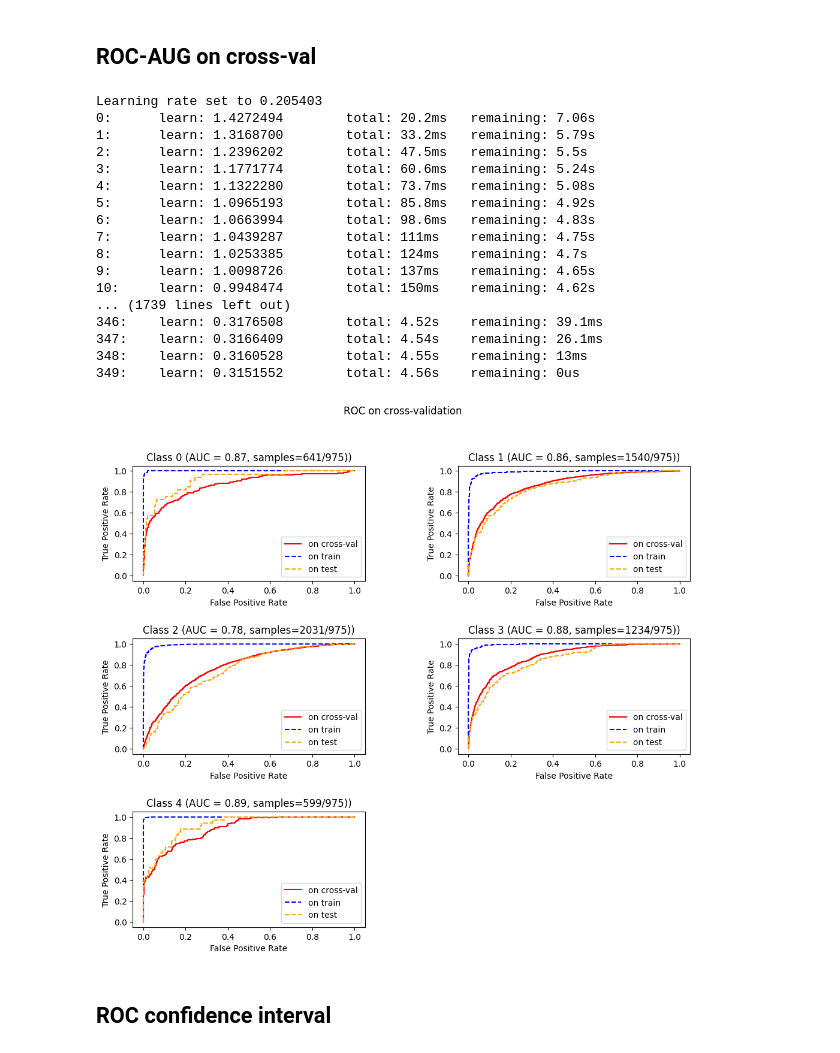
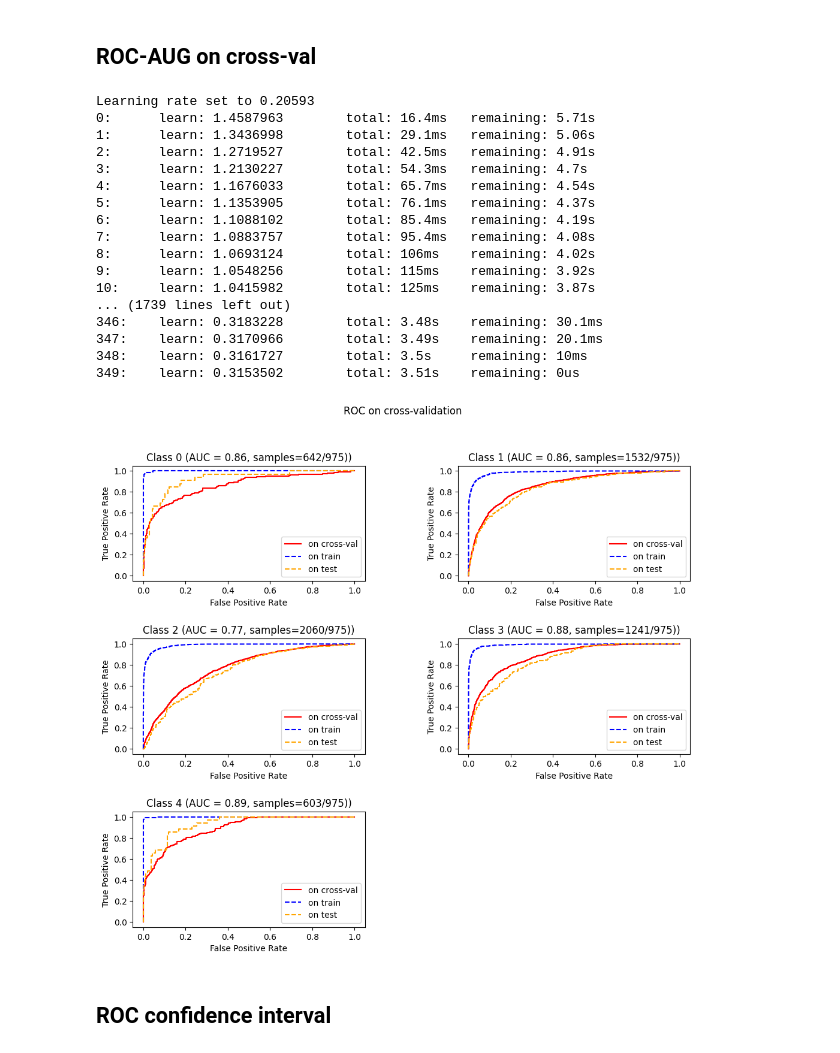
Before and after one commit to KadilenkoIvan/theory_of_stat_solutions, a Jupyter notebook: lab5/lab2.ipynb, the cells around one changed output. Cells and saved outputs as stored; diff of their text form; code cells hidden in the pictures.

```diff
--- a/lab5/lab2.ipynb
+++ b/lab5/lab2.ipynb
@@ -37,7 +42,7 @@ y = wine_df['quality']
 # y = wine_df['class']
 
 X_train, X_test, y_train, y_test = train_test_split(X, y, test_size=0.2, random_state=42, stratify=y)
-model = CatBoostClassifier(loss_function='MultiClass', iterations=350, random_seed=42, task_type="GPU")
+model = CatBoostClassifier(loss_function='MultiClass', iterations=350, random_seed=42, task_type="CPU")
 model.fit(X_train, y_train, eval_set=(X_test, y_test), use_best_model=True)
 # model = SVC(kernel='linear', probability=True, random_state=42)
 # model.fit(X_train, y_train)
@@ -182,52 +168,52 @@ y = wine_df['quality']
 y_bin_cross_val = label_binarize(y, classes=[4, 5, 6, 7, 8])
 # y_bin = label_binarize(y_test, classes=[3, 4, 5, 6, 7, 8, 9])
 
-model_cross_val = CatBoostClassifier(loss_function='MultiClass', iterations=350, random_seed=42, task_type="GPU")
+model_cross_val = CatBoostClassifier(loss_function='MultiClass', iterations=350, random_seed=42, task_type="CPU")
 
 cv = StratifiedKFold(n_splits=5, shuffle=True, random_state=42)
 
 y_predict_probs_cross_val = cross_val_predict(model_cross_val, X, y, cv=cv, method='predict_proba')
 
 fpr_cross_val = dict()
 tpr_cross_val = dict()
 roc_auc_cross_val = dict()
 
 for i in range(y_bin.shape[1]):
     fpr_cross_val[i], tpr_cross_val[i], _ = roc_curve(y_bin_cross_val[:, i], y_predict_probs_cross_val[:, i])
     roc_auc_cross_val[i] = roc_auc_score(y_bin_cross_val[:, i], y_predict_probs_cross_val[:, i])
 
 plt.figure(figsize=(12, 10))
 plt.suptitle('ROC on cross-validation')
 plt.subplots_adjust(hspace=0.5, wspace=0.4)
 
 for i in range(y_bin_cross_val.shape[1]):
     plt.subplot(y_bin_cross_val.shape[1] // 2 + 1, y_bin_cross_val.shape[1] % 2 + 1, i + 1)
     plt.plot(fpr_cross_val[i], tpr_cross_val[i], linestyle='-', color='red', label='on cross-val')
     plt.plot(fpr_train[i], tpr_train[i], linestyle='--', color='blue', label='on train')
     plt.plot(fpr[i], tpr[i], linestyle='--', color='orange', label='on test')
     plt.xlabel('False Positive Rate')
     plt.ylabel('True Positive Rate')
     plt.title(f'Class {i} (AUC = {roc_auc_cross_val[i]:.2f}, samples={len(tpr_cross_val[i])}/{len(X_test)}))')
     plt.legend()
 # %% [output]
-Learning rate set to 0.205403
-0:      learn: 1.4272494        total: 20.2ms   remaining: 7.06s
-1:      learn: 1.3168700        total: 33.2ms   remaining: 5.79s
-2:      learn: 1.2396202        total: 47.5ms   remaining: 5.5s
-3:      learn: 1.1771774        total: 60.6ms   remaining: 5.24s
-4:      learn: 1.1322280        total: 73.7ms   remaining: 5.08s
-5:      learn: 1.0965193        total: 85.8ms   remaining: 4.92s
-6:      learn: 1.0663994        total: 98.6ms   remaining: 4.83s
-7:      learn: 1.0439287        total: 111ms    remaining: 4.75s
-8:      learn: 1.0253385        total: 124ms    remaining: 4.7s
-9:      learn: 1.0098726        total: 137ms    remaining: 4.65s
-10:     learn: 0.9948474        total: 150ms    remaining: 4.62s
+Learning rate set to 0.20593
+0:      learn: 1.4587963        total: 16.4ms   remaining: 5.71s
+1:      learn: 1.3436998        total: 29.1ms   remaining: 5.06s
+2:      learn: 1.2719527        total: 42.5ms   remaining: 4.91s
+3:      learn: 1.2130227        total: 54.3ms   remaining: 4.7s
+4:      learn: 1.1676033        total: 65.7ms   remaining: 4.54s
+5:      learn: 1.1353905        total: 76.1ms   remaining: 4.37s
+6:      learn: 1.1088102        total: 85.4ms   remaining: 4.19s
+7:      learn: 1.0883757        total: 95.4ms   remaining: 4.08s
+8:      learn: 1.0693124        total: 106ms    remaining: 4.02s
+9:      learn: 1.0548256        total: 115ms    remaining: 3.92s
+10:     learn: 1.0415982        total: 125ms    remaining: 3.87s
 ... (1739 lines left out)
-346:    learn: 0.3176508        total: 4.52s    remaining: 39.1ms
-347:    learn: 0.3166409        total: 4.54s    remaining: 26.1ms
-348:    learn: 0.3160528        total: 4.55s    remaining: 13ms
-349:    learn: 0.3151552        total: 4.56s    remaining: 0us
+346:    learn: 0.3183228        total: 3.48s    remaining: 30.1ms
+347:    learn: 0.3170966        total: 3.49s    remaining: 20.1ms
+348:    learn: 0.3161727        total: 3.5s     remaining: 10ms
+349:    learn: 0.3153502        total: 3.51s    remaining: 0us
-[figure, old version]
+[figure, new version]
 # %% [markdown]
 ## ROC confidence interval
 # %%
```
Also changed, not shown: parts of 9 cells of this notebook, 10 other files.
